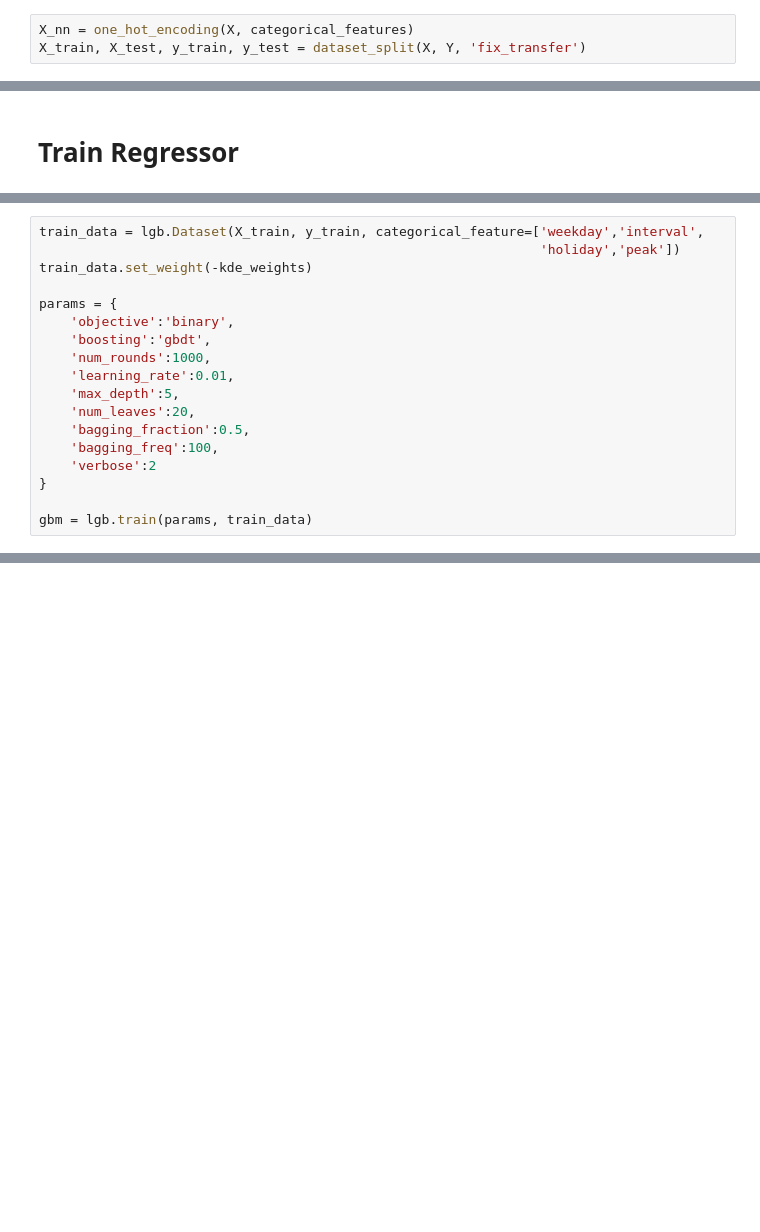
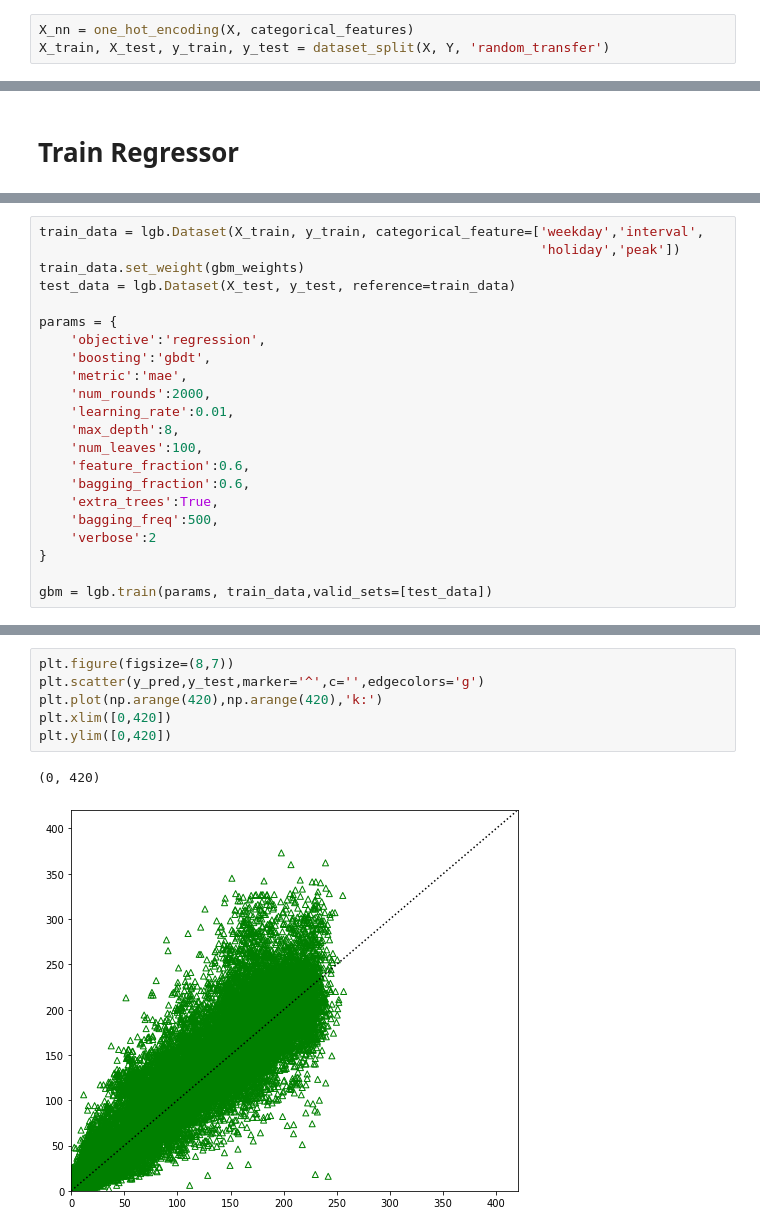
Before and after one commit to zayan2009/2020-Domain-Adaptation-Volume-Estimation, a Jupyter notebook: Code/Sample_based_Method.ipynb, the cells around one changed output, grey strips where cells are left out. Saved outputs shown, nothing was run; the diff lists cells and outputs as text; blank space fills up the shorter version.

Commit message:
effective transfer

```diff
--- a/Code/Sample_based_Method.ipynb
+++ b/Code/Sample_based_Method.ipynb
@@ -238,4 +238,4 @@ def mspe(y_pred, y_test):
     return np.sum(np.square(y_pred - y_test)) / np.sum(np.square(y_test))
 # %%
 X_nn = one_hot_encoding(X, categorical_features)
-X_train, X_test, y_train, y_test = dataset_split(X, Y, 'fix_transfer')
+X_train, X_test, y_train, y_test = dataset_split(X, Y, 'random_transfer')
@@ -343,18 +323,22 @@ mlp_weights = mlp_clf.predict(X_train.values)
 # %%
 train_data = lgb.Dataset(X_train, y_train, categorical_feature=['weekday','interval',
                                                                 'holiday','peak'])
-train_data.set_weight(-kde_weights)
+train_data.set_weight(gbm_weights)
+test_data = lgb.Dataset(X_test, y_test, reference=train_data)
 
 params = {
-    'objective':'binary',
+    'objective':'regression',
     'boosting':'gbdt',
-    'num_rounds':1000,
+    'metric':'mae',
+    'num_rounds':2000,
     'learning_rate':0.01,
-    'max_depth':5,
-    'num_leaves':20,
-    'bagging_fraction':0.5,
-    'bagging_freq':100,
+    'max_depth':8,
+    'num_leaves':100,
+    'feature_fraction':0.6,
+    'bagging_fraction':0.6,
+    'extra_trees':True,
+    'bagging_freq':500,
     'verbose':2
 }
 
-gbm = lgb.train(params, train_data)
+gbm = lgb.train(params, train_data,valid_sets=[test_data])
@@ -366,0 +378,9 @@ print("[LightGBM] mae: {:.2f} | mape: {:.2f}% | mspe: {:.2f}%".format(
+# %%
+plt.figure(figsize=(8,7))
+plt.scatter(y_pred,y_test,marker='^',c='',edgecolors='g')
+plt.plot(np.arange(420),np.arange(420),'k:')
+plt.xlim([0,420])
+plt.ylim([0,420])
+# %% [output]
+(0, 420)
+[figure, added]
```
Also changed, not shown: parts of 9 cells of this notebook.
